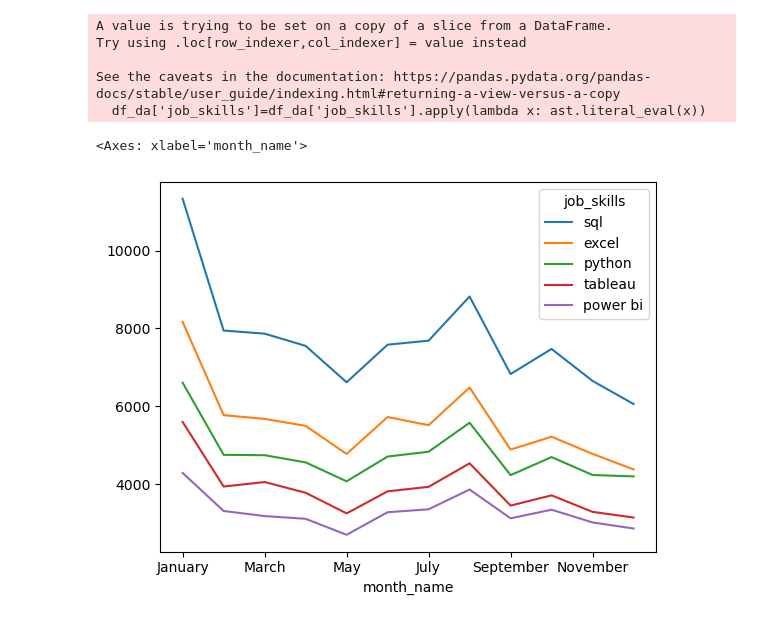
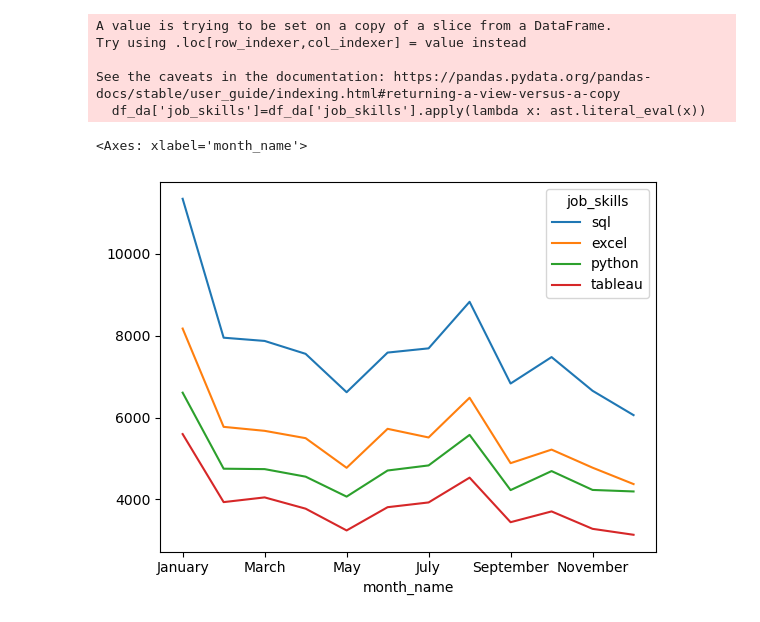
Before and after one commit to PradhumanSoni/Advanced_Pandas, a Jupyter notebook: Pandas/Trending_skills.ipynb, the cells around one changed output. Saved outputs shown, nothing was run; the diff lists cells and outputs as text; code cells hidden in the pictures.

```diff
--- a/Pandas/Trending_skills.ipynb
+++ b/Pandas/Trending_skills.ipynb
@@ -5,34 +5,34 @@ import pandas as pd
 from datasets import load_dataset
 import matplotlib.pyplot as plt
 
 # Loading Data
 dataset = load_dataset('lukebarousse/data_jobs')
 df = dataset['train'].to_pandas()
 
 # Data Cleanup
 df['job_posted_date'] = pd.to_datetime(df['job_posted_date'])
 
 title = input("Enter the job title to filter by (e.g., 'Data Scientist'): ")
 head_count=int(input("Enter the minimum head count (e.g., 10): "))
 
 df['month_name']=df['job_posted_date'].dt.month_name()
 df_req= df[df['job_skills'].notna()]
 df_da= df_req[df_req['job_title_short']==title]
 
 import ast
 df_da['job_skills']=df_da['job_skills'].apply(lambda x: ast.literal_eval(x))
 
 df_da_exp=df_da.explode('job_skills')
 df_da_pt= df_da_exp.pivot_table(index='month_name',columns='job_skills',aggfunc='size',fill_value=0)
 
-# top_skills = df_da_exp.groupby('job_skills').size().sort_values(ascending=False).head(head_count).index
-# df_da_pt.loc[:,top_skills].reindex(['January', 'February', 'March', 'April', 'May', 'June',
-#                                     'July', 'August', 'September', 'October', 'November', 'December']).plot(kind='line')
+top_skills = df_da_exp.groupby('job_skills').size().sort_values(ascending=False).head(head_count).index
+df_da_pt.loc[:,top_skills].reindex(['January', 'February', 'March', 'April', 'May', 'June',
+                                    'July', 'August', 'September', 'October', 'November', 'December']).plot(kind='line')
 # %% [output]
 A value is trying to be set on a copy of a slice from a DataFrame.
 Try using .loc[row_indexer,col_indexer] = value instead
 
 See the caveats in the documentation: https://pandas.pydata.org/pandas-docs/stable/user_guide/indexing.html#returning-a-view-versus-a-copy
   df_da['job_skills']=df_da['job_skills'].apply(lambda x: ast.literal_eval(x))
 <Axes: xlabel='month_name'>
-[figure, old version]
+[figure, new version]
```
Also changed, not shown: parts of 1 cell of this notebook.
